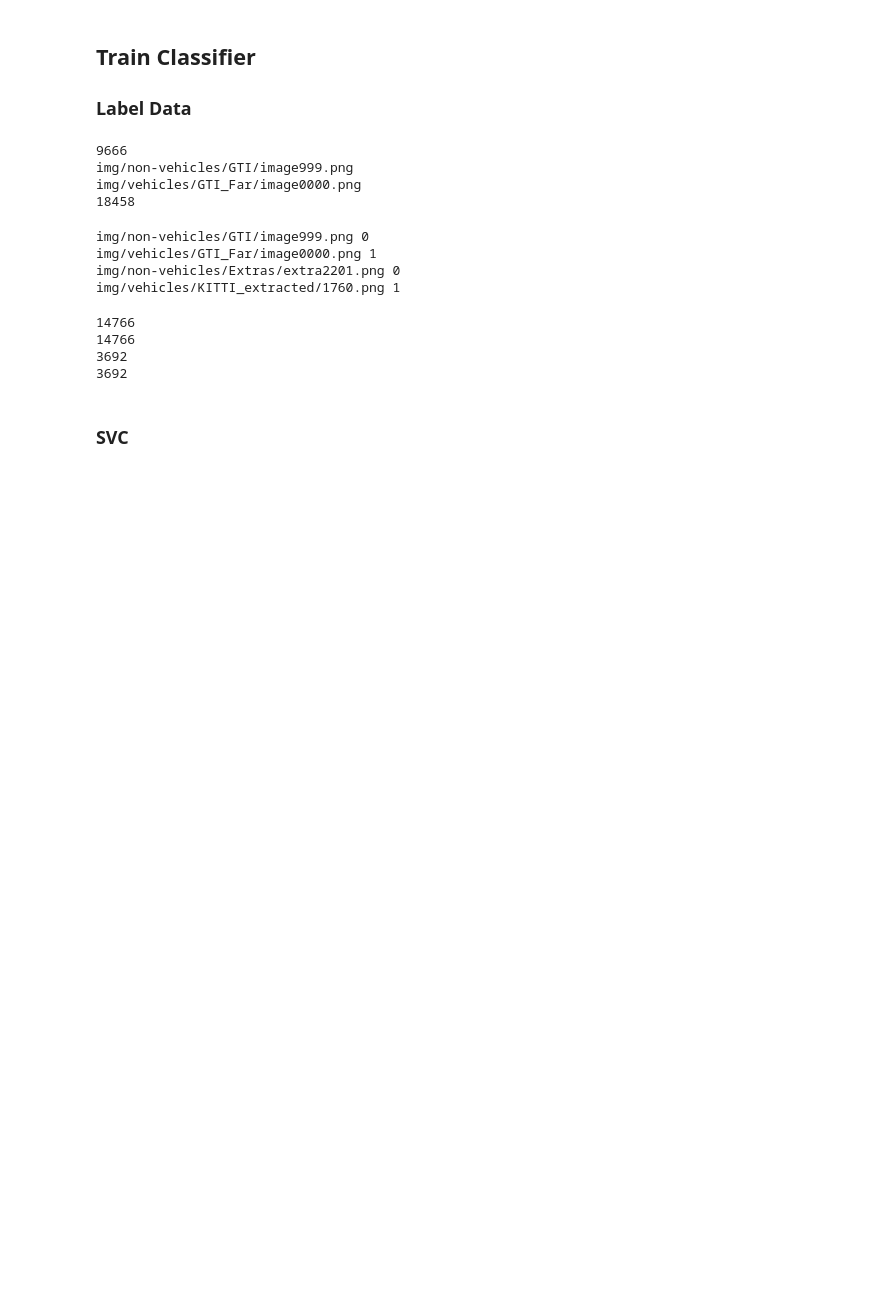
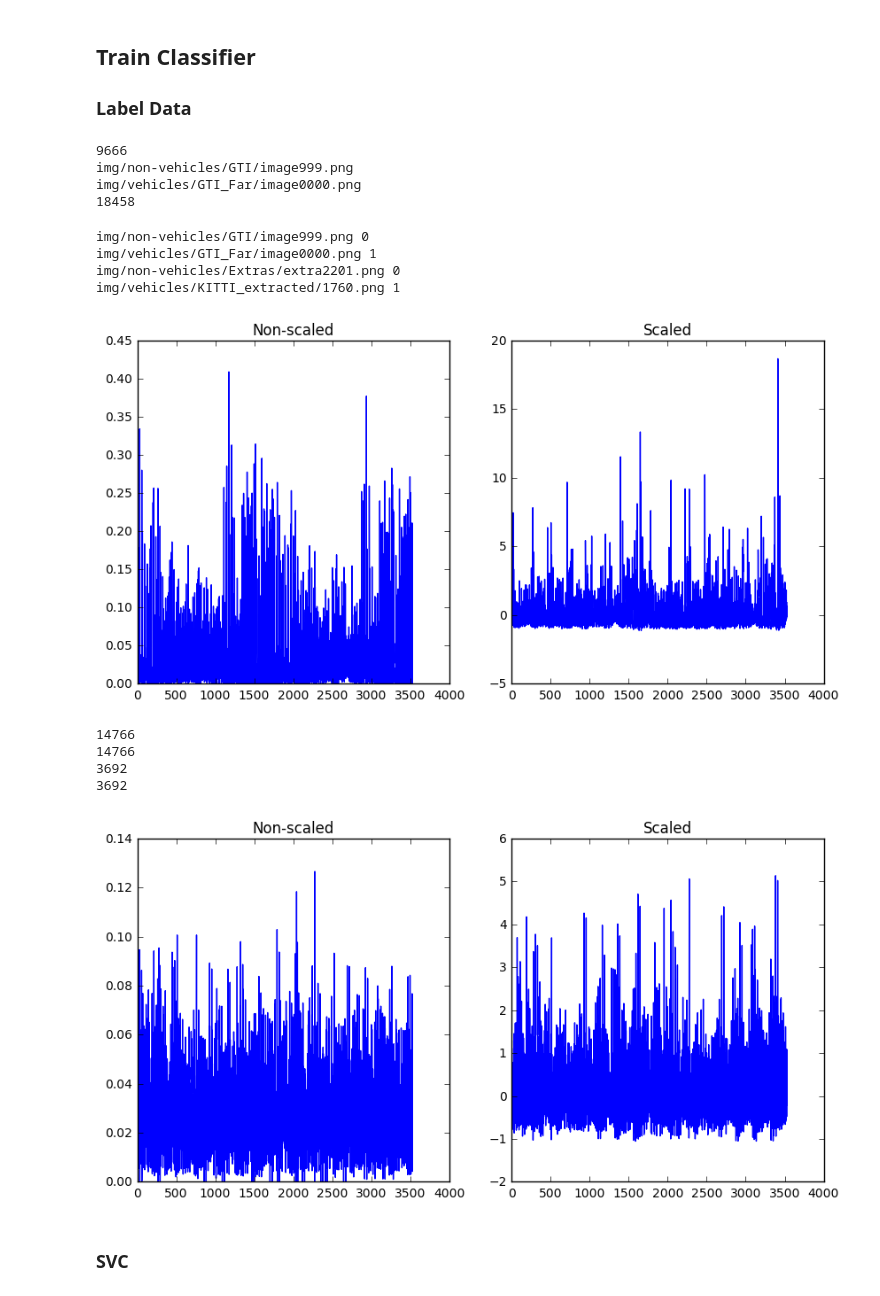
Before and after one commit to WuStangDan/Project-05-Vehicle-Detection-and-Tracking, a Jupyter notebook: proj5-DAS.ipynb, the cells around one changed output. Drawn from its saved outputs; the diff is of its cells as text; code cells hidden in the pictures; blank space fills up the shorter version.

```diff
--- a/proj5-DAS.ipynb
+++ b/proj5-DAS.ipynb
@@ -127,13 +141,17 @@ img/vehicles/GTI_Far/image0000.png
 # %%
 # Load all images and extract features.
 img = mpimg.imread('img/vehicles/GTI_Left/image0010.png')
-testfeat = hog_features(img, 'yuv', 0, orientbin, cellpix, cellb, False)
+feat1 = hog_features(img, 'yuv', 0)
+feat2 = np.append(feat1, hog_features(img, 'hsv', 2))
+testfeat = np.append(feat2, hog_features(img, 'hls', 1))
 
-xdata = np.zeros((18458,len(testfeat))).astype('float32')
+xdata = np.zeros((18458,len(feat2))).astype('float32')
 i=0
 for imgn in tqdm(imagename):
     imgd = mpimg.imread(imgn)
-    xdata[i] = hog_features(imgd, 'yuv', 0, orientbin, cellpix, cellb, False)
+    feat1 = hog_features(imgd, 'yuv', 0)
+    feat2 = np.append(feat1, hog_features(imgd, 'hsv', 2))
+    xdata[i] = feat2
     i = i + 1
 # %%
 # Ensure that non vehicles labeled with 0 and vehicles labeled with 1.
@@ -150,20 +168,43 @@ img/vehicles/GTI_Far/image0000.png 1
 img/non-vehicles/Extras/extra2201.png 0
 img/vehicles/KITTI_extracted/1760.png 1
 # %%
+fig = plt.figure(figsize=(10,5))
+plt.subplot(121)
+plt.plot(xdata[15000])
+plt.title('Non-scaled')
+
 X_scaler = StandardScaler().fit(xdata)
 scaledx = X_scaler.transform(xdata)
 
-x_train, x_test, y_train, y_test = train_test_split(scaledx, y, test_size=0.2, random_state=1337)
+plt.subplot(122)
+plt.plot(scaledx[0])
+plt.title('Scaled')
+plt.show()
 
+x_train, x_test, y_train, y_test = train_test_split(xdata, y, test_size=0.2, random_state=1337)
 print(len(x_train))
 print(len(y_train))
 print(len(x_test))
 print(len(y_test))
+
+fig = plt.figure(figsize=(10,5))
+plt.subplot(121)
+plt.plot(xdata[2])
+plt.title('Non-scaled')
+
+scaledx2 = X_scaler.transform(xdata[2])
+
+plt.subplot(122)
+plt.plot(scaledx2)
+plt.title('Scaled')
+plt.show()
 # %% [output]
+[figure, added]
 14766
 14766
 3692
 3692
+[figure, added]
 # %% [markdown]
 ### SVC
 # %%
```
Also changed, not shown: parts of 9 cells of this notebook.
